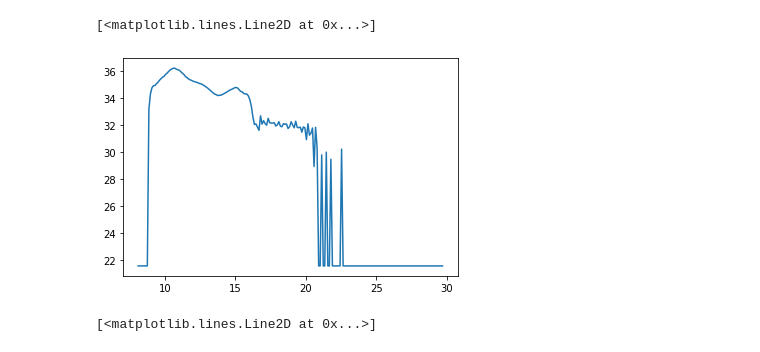
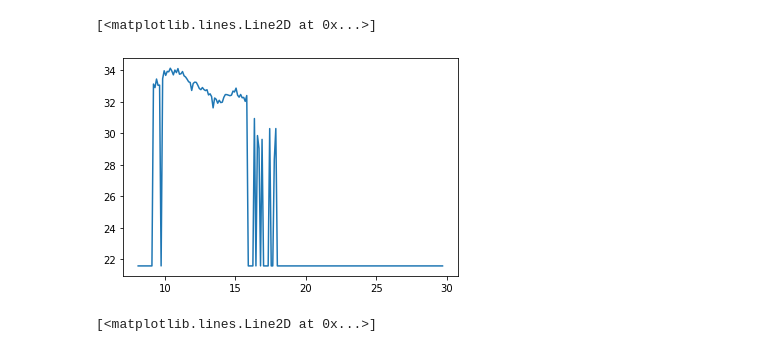
Before and after one commit to black-hole-group/gpumonty, a Jupyter notebook: Untitled.ipynb, the cells around one changed output. Saved outputs shown, nothing was run; the diff lists cells and outputs as text; code cells hidden in the pictures.

Commit message:
First stable version with read me and separate frequency sample

```diff
--- a/Untitled.ipynb
+++ b/Untitled.ipynb
@@ -1,12 +1,12 @@
 # %%
 import nmmn.sed
 import matplotlib.pyplot as plt
 s=nmmn.sed.SED()
-s.grmonty('./output/grmonty_hamr.spec')
+s.grmonty('../gpumonty_stable/gpumonty/output/grmonty_hamr.spec')
 plt.plot(s.lognu, s.ll)
 # %% [output]
 [<matplotlib.lines.Line2D at 0x...>]
-[figure, old version]
+[figure, new version]
 # %%
 import nmmn.sed
 import matplotlib.pyplot as plt
```
Also changed, not shown: 6 other files.
